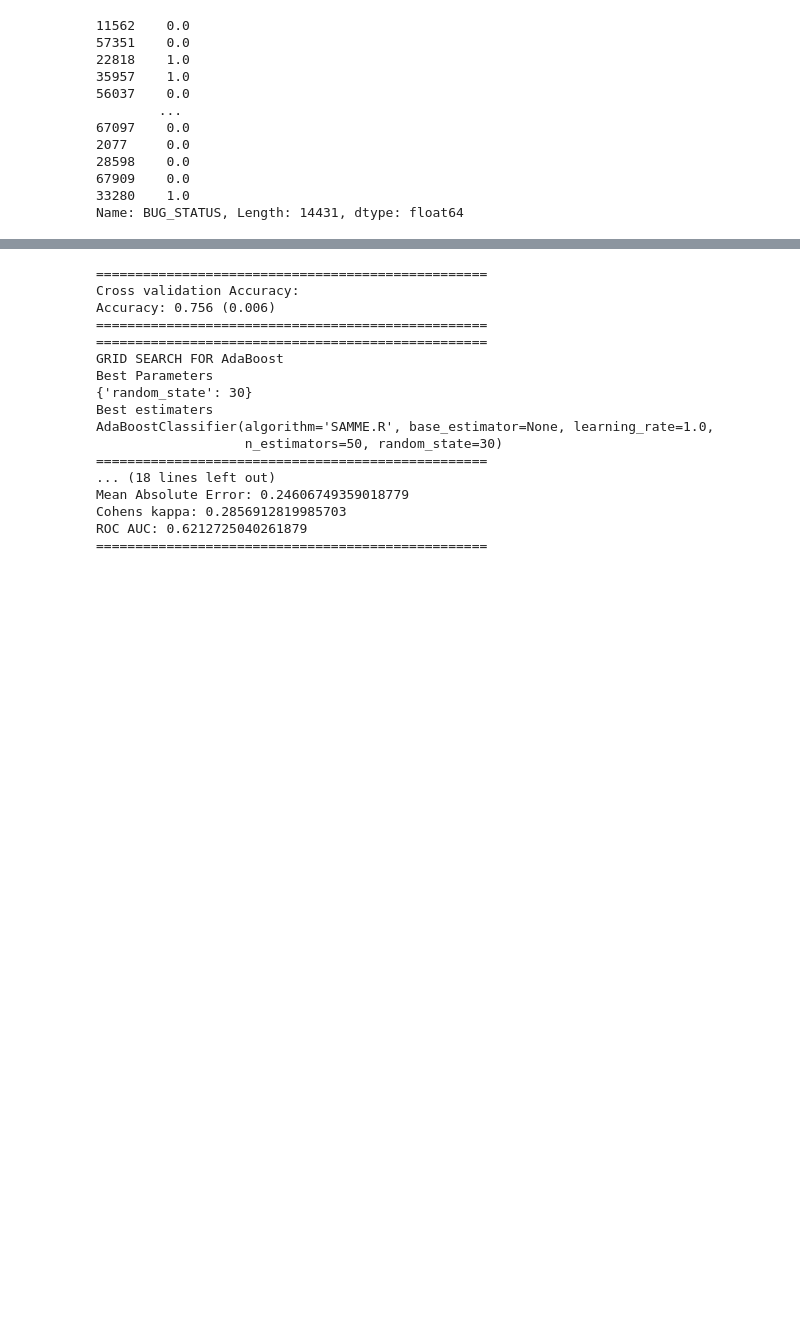
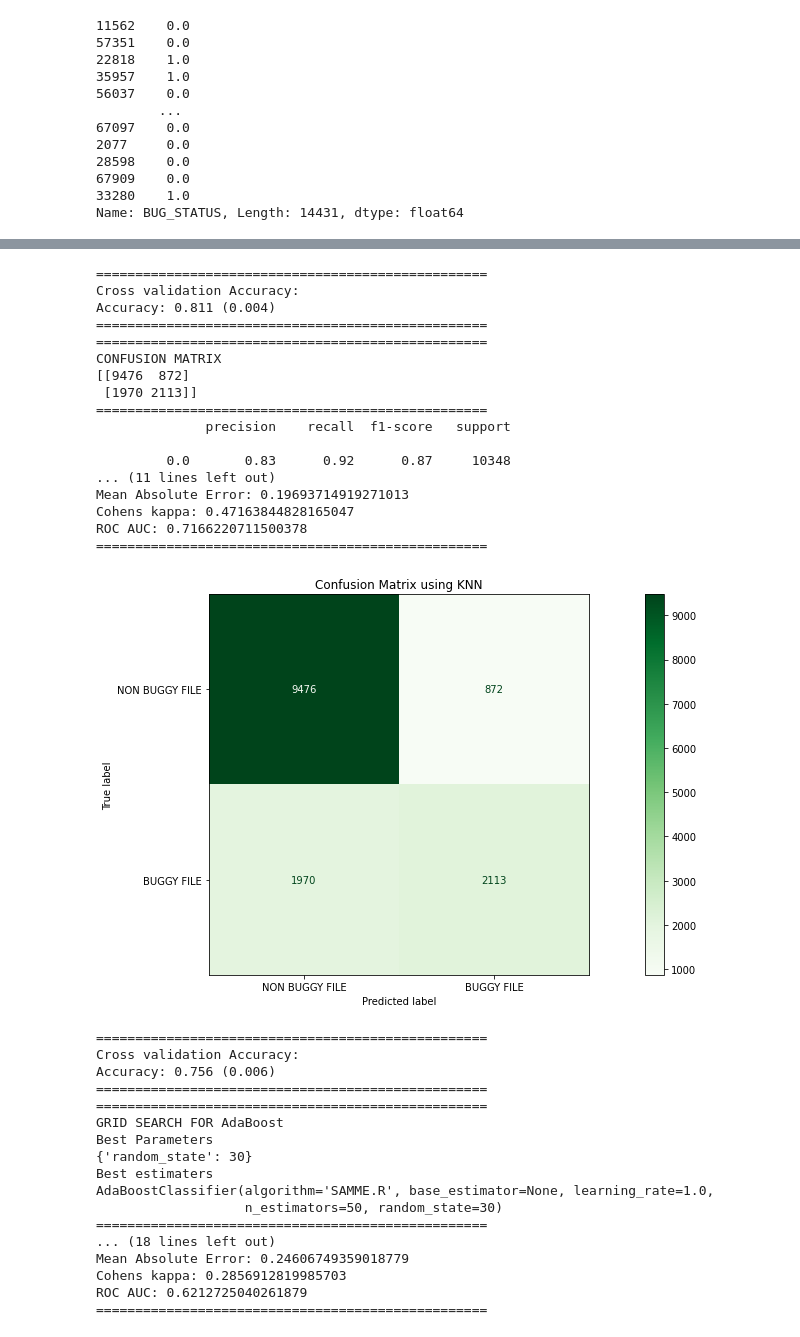
Before and after one commit to bramha574/SDP, a Jupyter notebook: softwaredefectpredicition_process_metrics_new.ipynb, the cells around one changed output, grey strips where cells are left out. Cells and saved outputs as stored; diff of their text form; code cells hidden in the pictures; blank space fills up the shorter version.

```diff
--- a/softwaredefectpredicition_process_metrics_new.ipynb
+++ b/softwaredefectpredicition_process_metrics_new.ipynb
@@ -835,34 +857,99 @@ from sklearn.neighbors import KNeighborsClassifier
 from sklearn.model_selection import cross_val_predict
 from sklearn.metrics import confusion_matrix, classification_report
 from sklearn.model_selection import KFold
 from sklearn.model_selection import cross_val_score
 from sklearn import metrics
 
 
 k = 4
 
 # create model
 model = KNeighborsClassifier(n_neighbors = k)
 
 #===================================================================================================
 #cross validation
 
 # evaluate model
 scores = cross_val_score(model, X_train, y_train, scoring='accuracy', cv=10, n_jobs=-1)
 # report performance
 print(50*"=")
 print("Cross validation Accuracy:")
 print('Accuracy: %.3f (%.3f)' % (mean(scores), std(scores)))
 print(50*"=")
 
 #====================================================================================================
 
 model.fit(X_train, y_train)
 
 #Predicting Bugs
 y_pred = model.predict(X_test)
 
-print("Accuracy of model at K=4 is",metrics.accuracy_score(y_test, Pred_y))
+#CONFUSION MATRIX
+print(50*"=")
+print("CONFUSION MATRIX")
+print(confusion_matrix(y_test,y_pred))
+
+from sklearn.metrics import plot_confusion_matrix
+
+import matplotlib.pyplot as plt
+plt.rcParams["figure.figsize"] = (20,7)
+
+class_names=['NON BUGGY FILE','BUGGY FILE']
+
+confusion = plot_confusion_matrix(model,X_test,y_test,
+                                 display_labels=class_names,
+                                 cmap=plt.cm.Greens,
+                                 normalize=None, values_format = '.0f')
+
+
+confusion.ax_.set_title("Confusion Matrix using KNN")
+
+print(50*"=")
+print(classification_report(y_test,y_pred))
+print(50*"=")
+#====================================================================================================
+
+# Model Accuracy: how often is the classifier correct?
+RF_Accuracy = metrics.accuracy_score(y_test, y_pred)
+print("Accuracy:",RF_Accuracy)
+
+# Model Precision: what percentage of positive tuples are labeled as such?
+print("Precision:",metrics.precision_score(y_test, y_pred))
+
+# Model Recall: what percentage of positive tuples are labelled as such?
+print("Recall:",metrics.recall_score(y_test, y_pred))
+
+#Calculate F1 Score
+print("F1 Score:",metrics.f1_score(y_test, y_pred))
+
+#Calculate Mean Absolute Error
+print("Mean Absolute Error:",metrics.mean_absolute_error(y_test, y_pred))
+
+# kappa
+print("Cohens kappa:", metrics.cohen_kappa_score(y_test, y_pred))
+
+# ROC AUC
+print("ROC AUC:", metrics.roc_auc_score(y_test, y_pred))
+print(50*"=")
+# %% [output]
+==================================================
+Cross validation Accuracy:
+Accuracy: 0.811 (0.004)
+==================================================
+==================================================
+CONFUSION MATRIX
+[[9476  872]
+ [1970 2113]]
+==================================================
+              precision    recall  f1-score   support
+
+         0.0       0.83      0.92      0.87     10348
+... (11 lines left out)
+Mean Absolute Error: 0.19693714919271013
+Cohens kappa: 0.47163844828165047
+ROC AUC: 0.7166220711500378
+==================================================
+[figure, added]
 # %%
 #AdaBoost
 from numpy import mean
```
Also changed, not shown: parts of 7 cells of this notebook.
